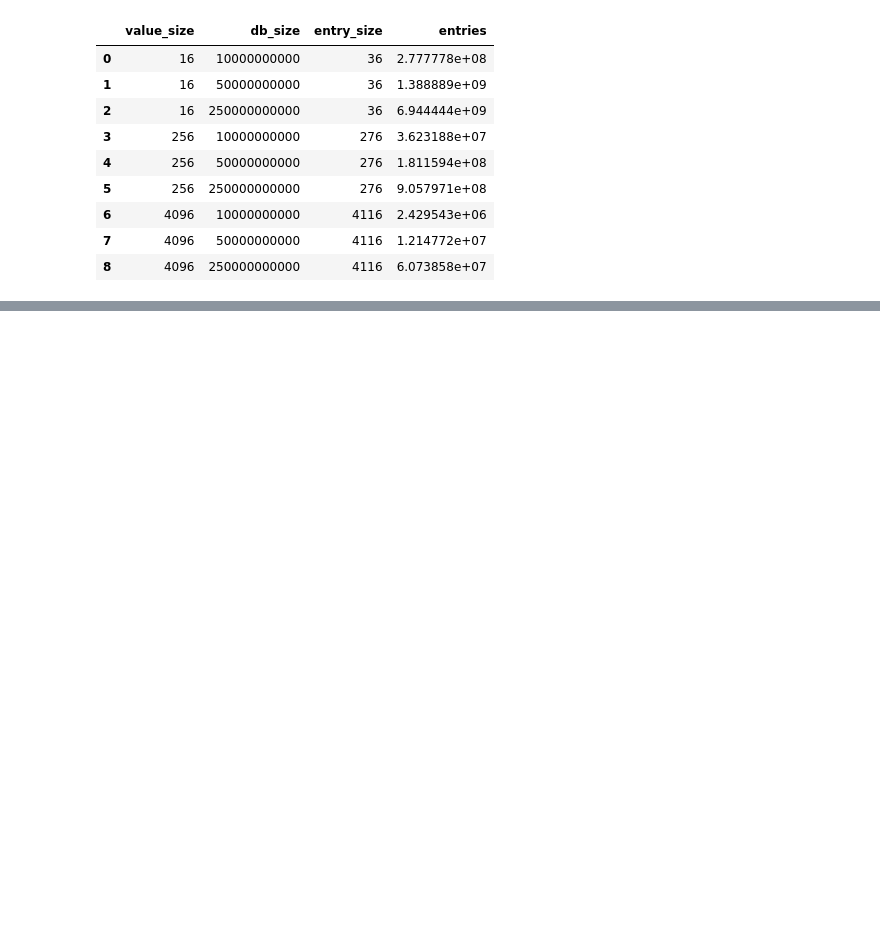
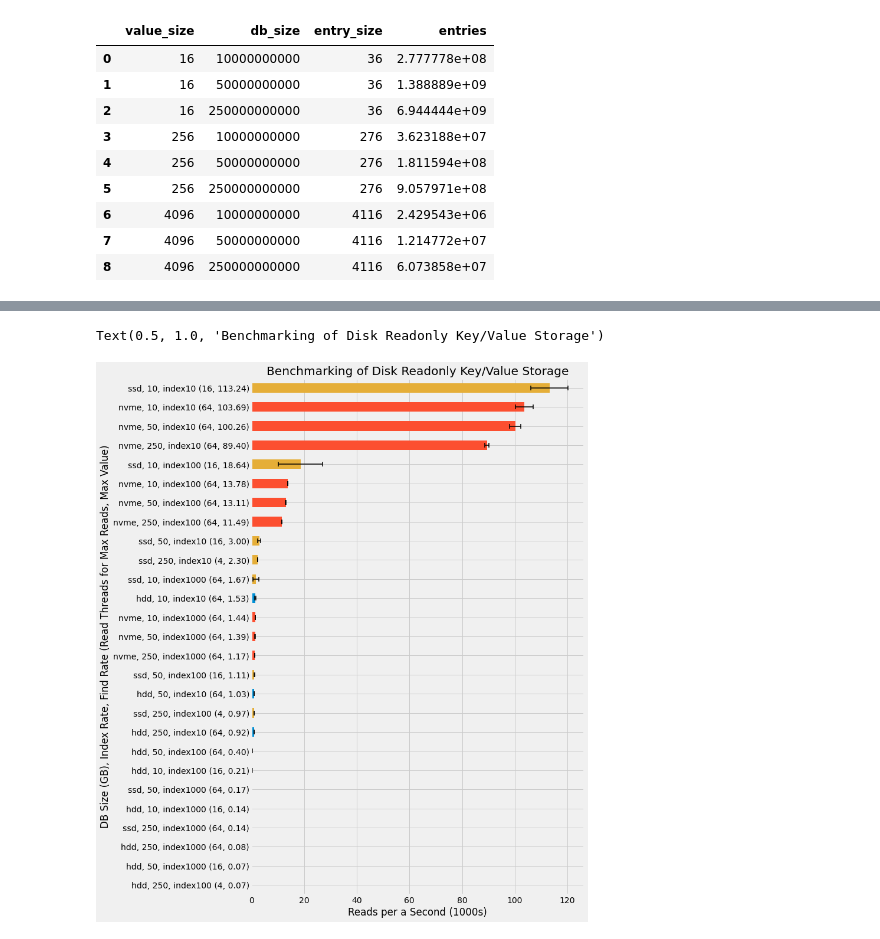
Before and after one commit to DBFromZero/dbf0java, a Jupyter notebook: analysis/benchmark_disk_key_value_readonly.ipynb, the cells around one changed output, grey strips where cells are left out. Cells and saved outputs as stored; diff of their text form; code cells hidden in the pictures; blank space fills up the shorter version.

```diff
--- a/analysis/benchmark_disk_key_value_readonly.ipynb
+++ b/analysis/benchmark_disk_key_value_readonly.ipynb
@@ -127,0 +136,3 @@ agg['50%'].unstack()
+# %%
+disk_colors = dict(zip(sorted(results['disk'].unique()), colors))
+index_hatches = dict(zip(sorted(results['index'].unique()), ['/', '\\','-']))
@@ -127,0 +141,37 @@ agg['50%'].unstack()
+# %%
+# compute the highest performing thread configuration for each set of parameter
+def max_per(df):
+    agg_ops = df.set_index('read_threads')
+    idxmax = agg_ops['50%'].idxmax()
+    opsmax = agg_ops.loc[idxmax]
+    opsmax['read_threads'] = idxmax
+    return opsmax
+
+x = agg.reset_index()
+x = x[x['known_key_get_frac'] == 0.5]
+x = x[x['value_size'] == 4096]
+x = (x
+     .groupby(['disk', 'db_size', 'index'])
+     .apply(max_per)
+     .sort_values('50%', ascending=True))
+iq = x[['25%', '75%']].copy()
+iq['25%'] = x['50%'] - iq['25%']
+iq['75%'] -= x['50%']
+x.plot.barh(figsize=(9, 15), y='50%', xerr=iq.values.T,
+            error_kw=dict(ecolor='black', lw=1.5, capsize=4, capthick=1.5),
+            color=x.index.to_frame()['disk'].map(disk_colors))
+
+def label(ix):
+    r = x.loc[ix]
+    disk, db_size, index = ix
+    return f'{disk}, {db_size}, {index} ({r["read_threads"]}, {r["50%"]:.2f})'
+
+plt.gca().set_yticklabels(map(label, x.index))
+plt.gca().get_legend().remove()
+
+plt.ylabel('DB Size (GB), Index Rate, Find Rate (Read Threads for Max Reads, Max Value)')
+plt.xlabel('Reads per a Second (1000s)')
+plt.title('Benchmarking of Disk Readonly Key/Value Storage')
+# %% [output]
+Text(0.5, 1.0, 'Benchmarking of Disk Readonly Key/Value Storage')
+[figure, added]
```
Also changed, not shown: parts of 15 cells of this notebook, 4 other files.
